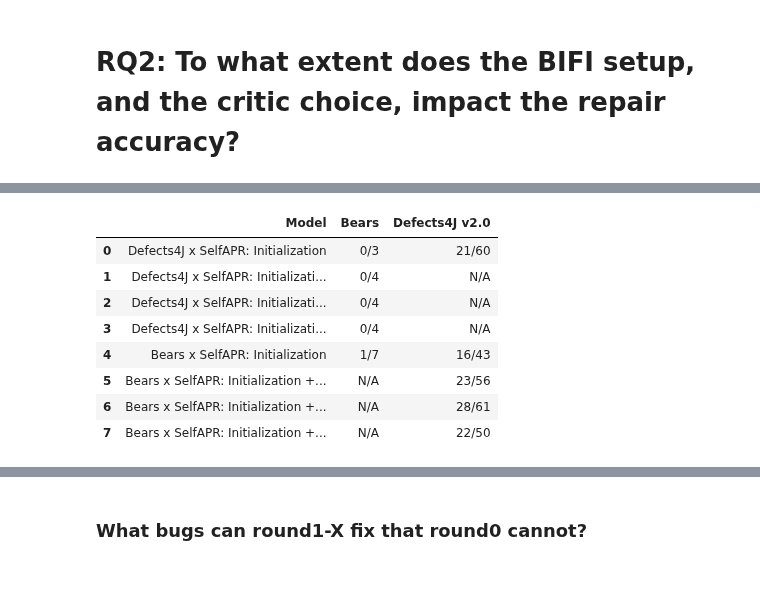
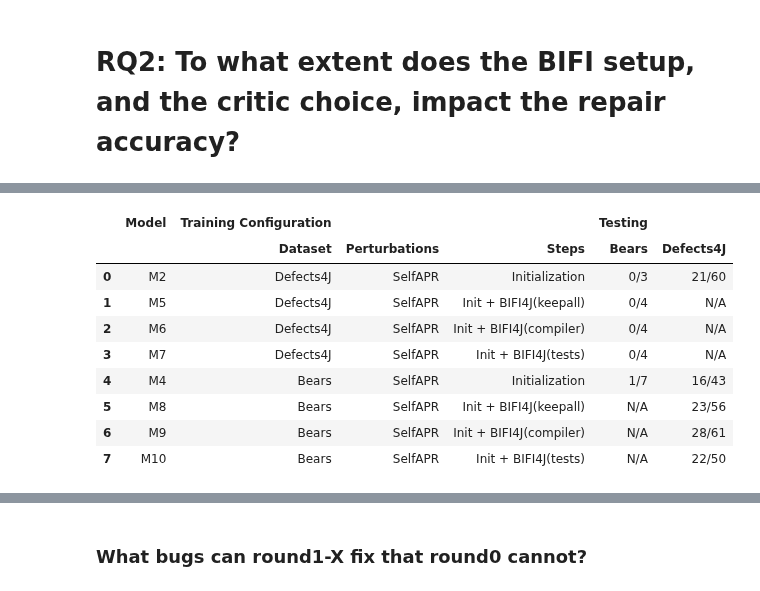
Before and after one commit to andre15silva/mufin, a Jupyter notebook: models_analysis.ipynb, the cells around one changed output, grey strips where cells are left out. Drawn from its saved outputs; the diff is of its cells as text; code cells hidden in the pictures.

```diff
--- a/models_analysis.ipynb
+++ b/models_analysis.ipynb
@@ -117,6 +135,8 @@ rounds = ["round0", "round1-nocritic", "round1-compiler", "round1-tests"]
 
 for ex in experiments:
     for ro in rounds:
+        if "buglab" in ex and ro != "round0":
+            continue
         ro_path = ro if ro == "round0" else "%s/part2" % ro
         bears_path_plausible = "/mnt/data/andre/mscthesis/experiments/%s/%s/fixer/eval_single_hunk_bears_bw_100.json" % (ex, ro_path)
         d4j_path_plausible = "/mnt/data/andre/mscthesis/experiments/%s/%s/fixer/eval_single_hunk_defects4j_bw_100.json" % (ex, ro_path)
@@ -161,10 +175,19 @@ table
 # RQ1: To what extent does the perturbation model choice impact the model's repair accuracy?
 # %%
 def get_rq1table_entry(model_label, tb, td):
-    return { "Model": model_label,
-             "Bears" : tb,
-             "Defects4J v2.0" : td
-           }
+    return {"Model": {
+            "" :   model_label[0]
+        },
+        "Training Configuration": {
+            "Dataset" : model_label[1],
+            "Perturbations" : model_label[2],
+            "Steps" : model_label[3]
+        },
+        "Testing":{
+            "Bears" : tb,
+            "Defects4J" : td
+        }
+   }
 # %%
 from os.path import exists
 
@@ -241,13 +267,13 @@ for ex in experiments:
     if exists(bears_path):
         tb = [int(get_number_test(read_eval_bears(bears_path), k).split("/")[0]) for k in top_k]
         plt.figure("bears")
-        plt.plot(top_k, tb, "-o", label=get_model_label(ex, "round0"))
+        plt.plot(top_k, tb, "-o", label=get_model_label(ex, "round0")[0])
         max_bears = max(max_bears, tb[-1])
 
     if exists(d4j_path):
         td = [int(get_number_test(read_eval_d4j(d4j_path), k).split("/")[0]) for k in top_k]
         plt.figure("defects4j")
-        plt.plot(top_k, td, "-o", label=get_model_label(ex, "round0"))
+        plt.plot(top_k, td, "-o", label=get_model_label(ex, "round0")[0])
         max_d4j = max(max_d4j, td[-1])
 
 plt.figure("bears")
@@ -412,10 +438,19 @@ Experiment: bears_selfapr
 # RQ2: To what extent does the BIFI setup, and the critic choice, impact the repair accuracy?
 # %%
 def get_rq2table_entry(model_label, tb, td):
-    return { "Model": model_label,
-             "Bears" : tb,
-             "Defects4J v2.0" : td
-           }
+    return {"Model": {
+            "" :   model_label[0]
+        },
+        "Training Configuration": {
+            "Dataset" : model_label[1],
+            "Perturbations" : model_label[2],
+            "Steps" : model_label[3]
+        },
+        "Testing":{
+            "Bears" : tb,
+            "Defects4J" : td
+        }
+   }
 # %%
 from os.path import exists
 
@@ -447,6 +482,7 @@ pd.set_option('display.max_columns', 27)
 pd.set_option('display.max_rows', 16)
 pd.set_option('max_colwidth', 400)
 table = pd.json_normalize(data=entries)
+table.columns = table.columns.str.split(".").map(tuple)
 
 print(table.to_latex(caption="Effectiveness of the fixer models over the Bears and Defects4J test datasets. In each cell X/Y, X denotes the number of correctly fixed bugs, and Y denotes the number of bugs with plausible patches.",
                   label="tab:rq2_repair_accuracy",
@@ -476,15 +513,16 @@ Defects4J x SelfAPR: Initialization + BIFI4J(compiler) &   0/4 &            N/A
 \bottomrule
 \end{tabular}
 \end{table}
-|  | Model | Bears | Defects4J v2.0 |
-| 0 | Defects4J x SelfAPR: Initialization | 0/3 | 21/60 |
-| 1 | Defects4J x SelfAPR: Initializati... | 0/4 | N/A |
-| 2 | Defects4J x SelfAPR: Initializati... | 0/4 | N/A |
-| 3 | Defects4J x SelfAPR: Initializati... | 0/4 | N/A |
-| 4 | Bears x SelfAPR: Initialization | 1/7 | 16/43 |
-| 5 | Bears x SelfAPR: Initialization +... | N/A | 23/56 |
-| 6 | Bears x SelfAPR: Initialization +... | N/A | 28/61 |
-| 7 | Bears x SelfAPR: Initialization +... | N/A | 22/50 |
+|  | Model | Training Configuration |  |  | Testing |  |
+|  |  | Dataset | Perturbations | Steps | Bears | Defects4J |
+| 0 | M2 | Defects4J | SelfAPR | Initialization | 0/3 | 21/60 |
+| 1 | M5 | Defects4J | SelfAPR | Init + BIFI4J(keepall) | 0/4 | N/A |
+| 2 | M6 | Defects4J | SelfAPR | Init + BIFI4J(compiler) | 0/4 | N/A |
+| 3 | M7 | Defects4J | SelfAPR | Init + BIFI4J(tests) | 0/4 | N/A |
+| 4 | M4 | Bears | SelfAPR | Initialization | 1/7 | 16/43 |
+| 5 | M8 | Bears | SelfAPR | Init + BIFI4J(keepall) | N/A | 23/56 |
+| 6 | M9 | Bears | SelfAPR | Init + BIFI4J(compiler) | N/A | 28/61 |
+| 7 | M10 | Bears | SelfAPR | Init + BIFI4J(tests) | N/A | 22/50 |
 # %%
 from os.path import exists
 from matplotlib import pyplot as plt
```
Also changed, not shown: parts of 12 cells of this notebook, 16 other files.
